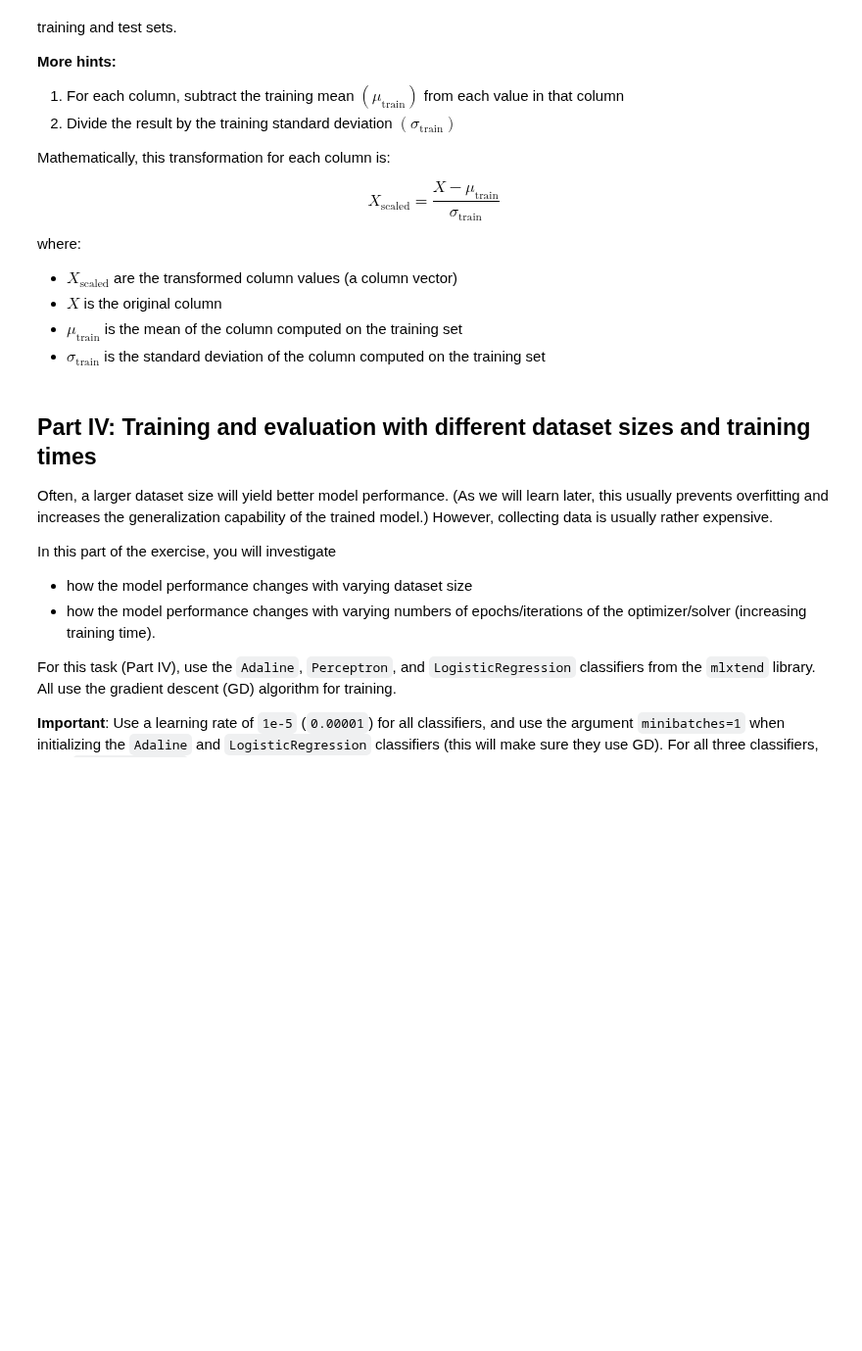
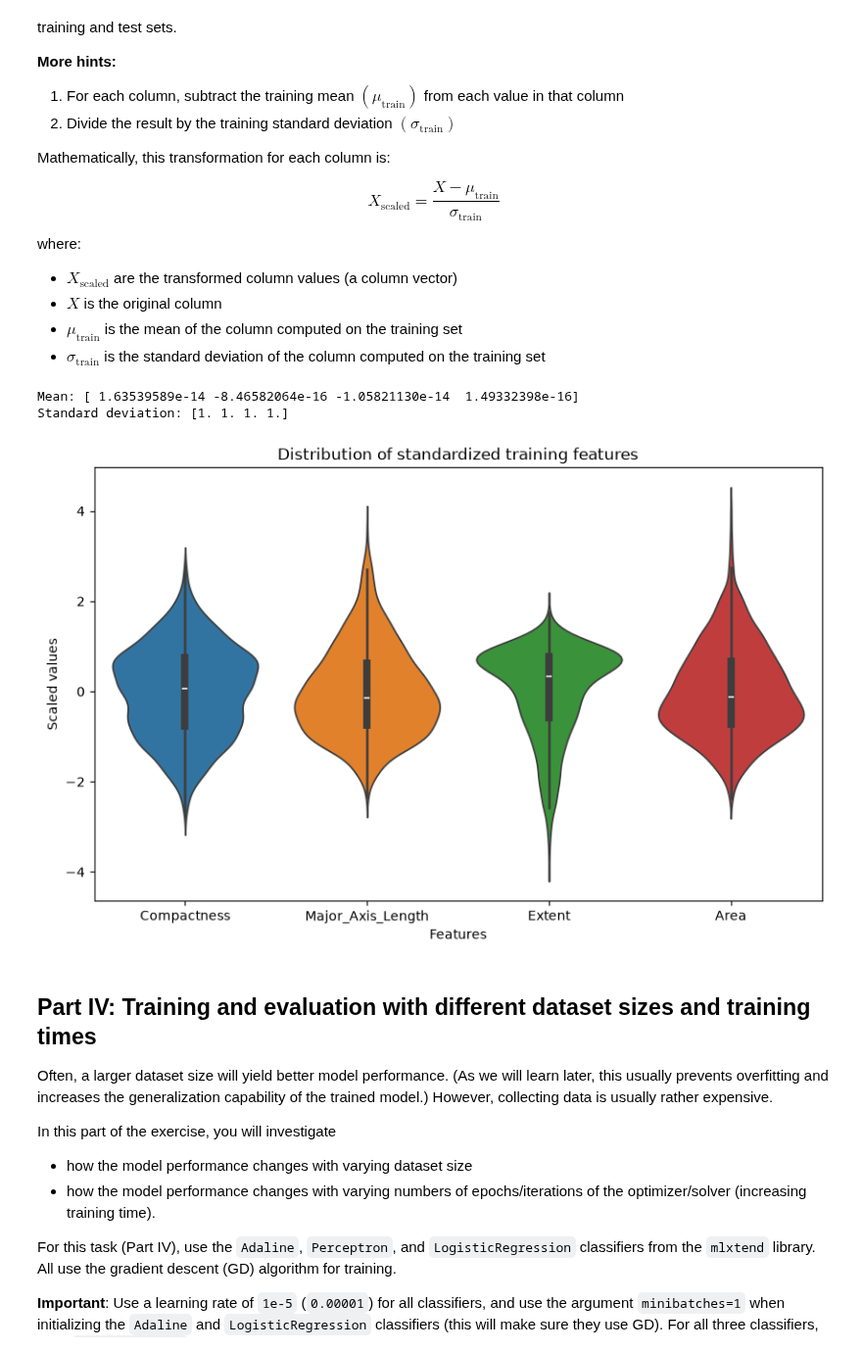
Before and after one commit to kacoew/DAT200-CAs, a Jupyter notebook: CA02_dat200_26H/CA2_DAT200_26H.ipynb, the cells around one changed output. Shown at 98% size. Drawn from its saved outputs; the diff is of its cells as text; code cells hidden in the pictures; blank space fills up the shorter version.

```diff
--- a/CA02_dat200_26H/CA2_DAT200_26H.ipynb
+++ b/CA02_dat200_26H/CA2_DAT200_26H.ipynb
@@ -267,7 +265,36 @@ where:
 - $\sigma_{\text{train}}$ is the standard deviation of the column computed on the training set
 # %%
 # Insert your code below
+# 1
+# Calculating the mean and standard deviation of each feature using parameters from training data only
+X_train_mean = np.mean(X_train, axis=0)
+X_train_std = np.std(X_train, axis=0)
+# Standardizing both train and test data by deducting the mean and deviding by std
+X_train_scaled = (X_train - X_train_mean) / X_train_std
+X_test_scaled = (X_test - X_train_mean) / X_train_std
+
+# 2 the mean and std of each feature (must be 0 and 1, recpectively)
+print("Mean:", np.mean(X_train_scaled, axis=0))
+print("Standard deviation:", np.std(X_train_scaled, axis=0))
+
+# making scaled training data dataframe
+feature_names = ["Compactness", "Major_Axis_Length", "Extent", "Area"]
+X_train_scaled_df = pd.DataFrame(X_train_scaled, columns=feature_names)
+
+# violine plot visualization
+plt.figure(figsize=(10, 6))
+sns.violinplot(data=X_train_scaled_df)
+plt.xlabel("Features")
+plt.ylabel("Scaled values")
+plt.title("Distribution of standardized training features")
+plt.show()
+
+# the results show 1 for all standard deviations and very small, close to 0 values for the means which fits whit the standardization purpose.
 # ======================
+# %% [output]
+Mean: [ 1.63539589e-14 -8.46582064e-16 -1.05821130e-14  1.49332398e-16]
+Standard deviation: [1. 1. 1. 1.]
+[figure, added]
 # %% [markdown]
 ## Part IV: Training and evaluation with different dataset sizes and training times
 
```
Also changed, not shown: parts of 1 cell of this notebook.
